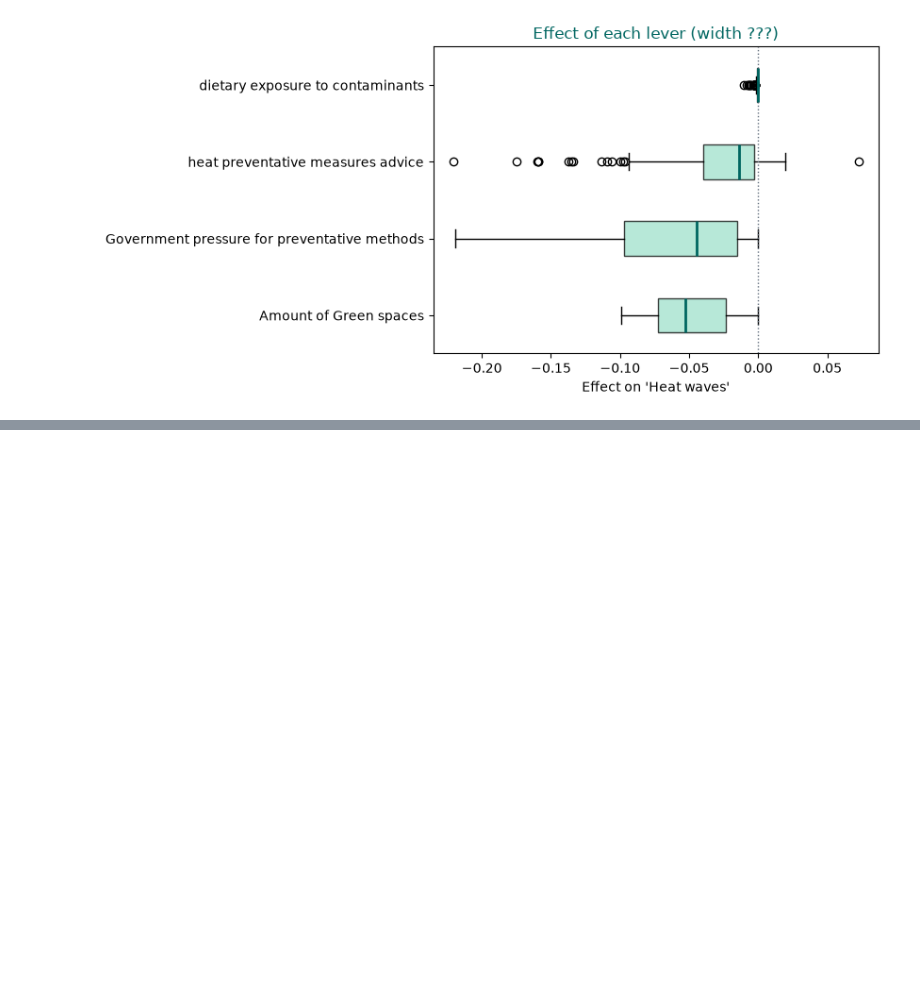
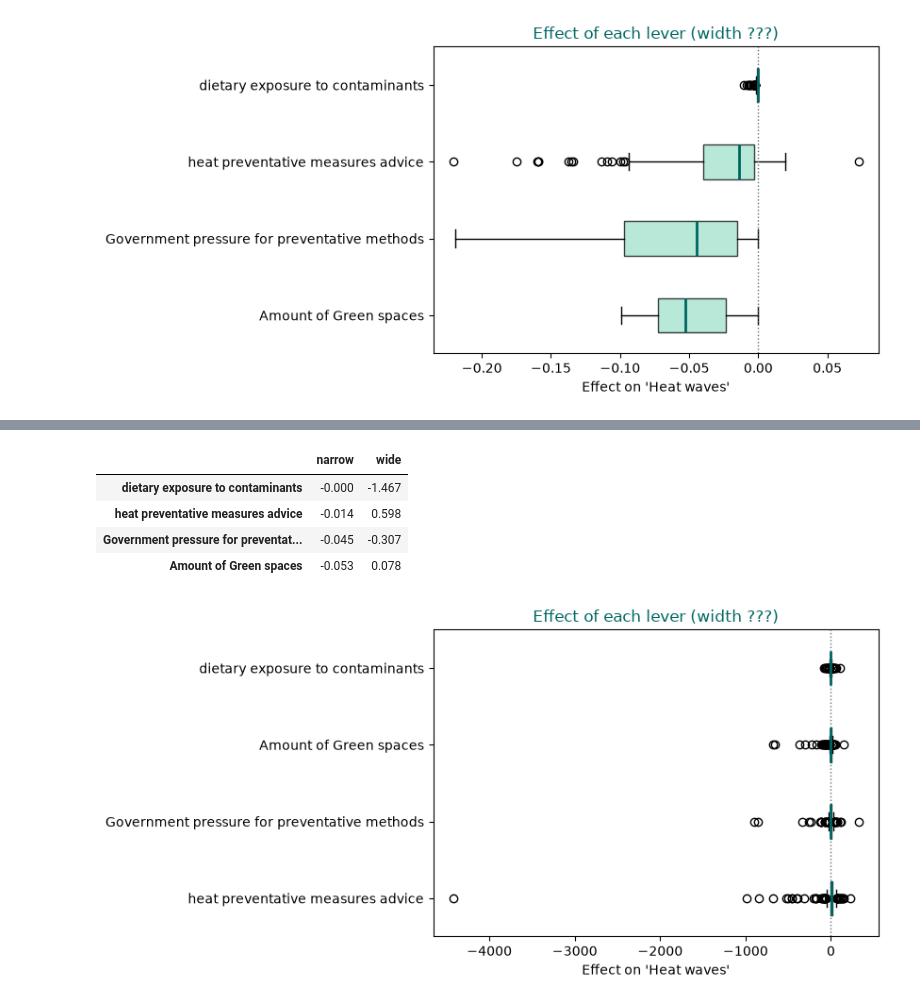
Before and after one commit to SylkeAijiaoSnel/csp_urban_heatwaves_2026, a Jupyter notebook: 1a.ipynb, the cells around one changed output, grey strips where cells are left out. Drawn from its saved outputs; the diff is of its cells as text; code cells hidden in the pictures; blank space fills up the shorter version.

```diff
--- a/1a.ipynb
+++ b/1a.ipynb
@@ -131,0 +143,8 @@ def run(aux, stocks, seed):
+# %%
+# TODO 2 - widen the bounds and change the seed. Does the ranking survive?
+wide = run(aux=0.7, stocks=0.5, seed=6)
+plot_spread(wide, voi, "Effect of each lever (width ???)")
+
+pd.concat({"narrow": rank(base)["median"], "wide": rank(wide)["median"]}, axis=1) \
+  .sort_values("narrow", ascending=False).round(3)
+# %% [output]
@@ -131,0 +246,6 @@ def run(aux, stocks, seed):
+|  | narrow | wide |
+| dietary exposure to contaminants | -0.000 | -1.467 |
+| heat preventative measures advice | -0.014 | 0.598 |
+| Government pressure for preventat... | -0.045 | -0.307 |
+| Amount of Green spaces | -0.053 | 0.078 |
+[figure, added]
```
Also changed, not shown: parts of 2 cells of this notebook, 1 other file.
